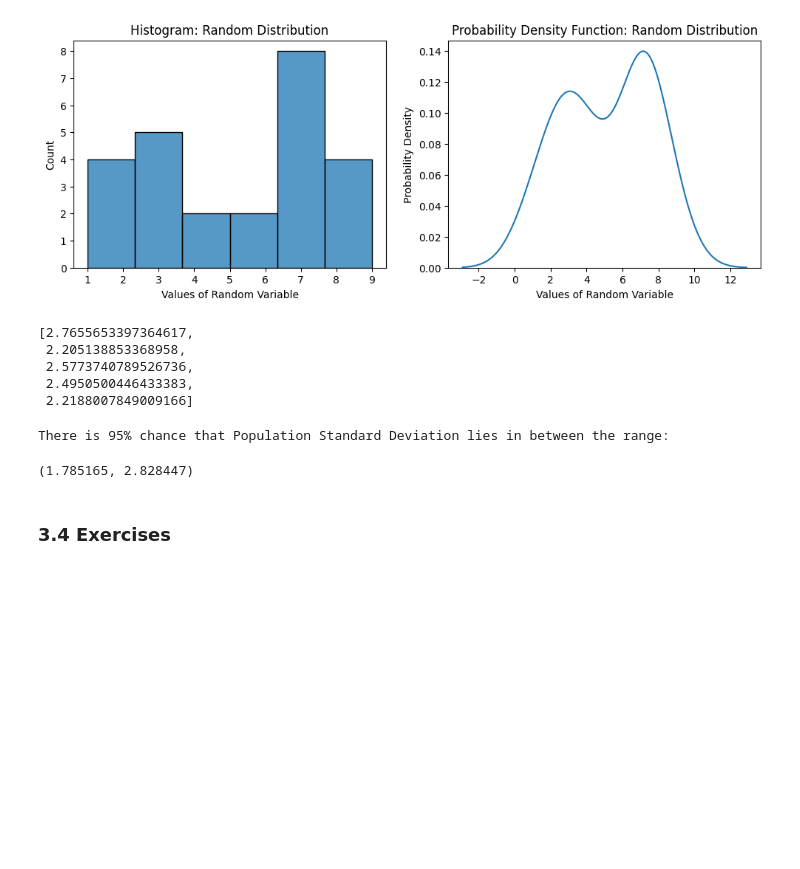
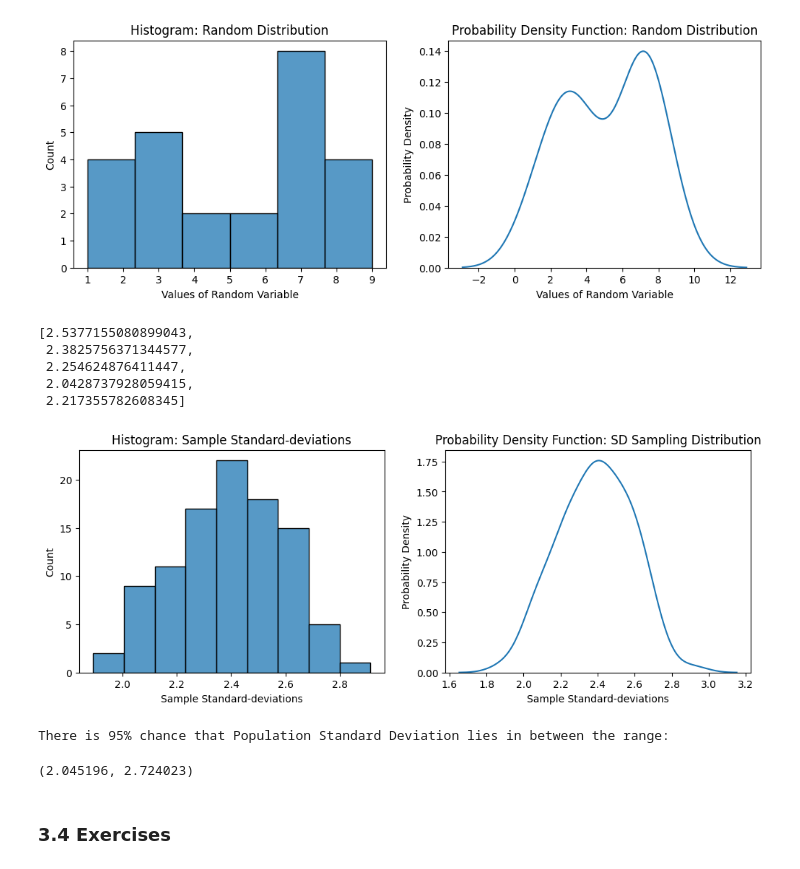
Before and after one commit to dheemanth-bhat/mathematics-for-machine-learning, a Jupyter notebook: 1_Probability_and_Statistics/08_CLT_and_confidence_interval.ipynb, the cells around one changed output. Saved outputs shown, nothing was run; the diff lists cells and outputs as text; code cells hidden in the pictures; blank space fills up the shorter version.

```diff
--- a/1_Probability_and_Statistics/08_CLT_and_confidence_interval.ipynb
+++ b/1_Probability_and_Statistics/08_CLT_and_confidence_interval.ipynb
@@ -512,15 +518,23 @@ Bootstrapping is used when the dataset is very small.
 # %%
-def bootstrapping(data, sample_size, get_sample_statistic, iterations=100):
+def bootstrapping(data, get_sample_statistic, smpl_size=0, itrs=100):
     """
-    Function to perform bootstrap sampling.
+    Function to perform bootstrapping on population `data`.
     """
-    sample_statistics = []
-    for _ in range(iterations):
-        sample = rng.choice(a=data, size=sample_size)
-        sample_statistic = get_sample_statistic(sample)
-        sample_statistics.append(sample_statistic)
+    # By default sample size will be same as population.
+    smpl_size = smpl_size if smpl_size > 0 else len(data)
 
-    return sample_statistics
+    smpl_stats = []
+    for _ in range(itrs):
+        # Bootstrap sample derived using sampling with replacement.
+        bs_smpl = rng.choice(a=data, size=smpl_size, replace=True)
+
+        # Compute and collect the required
+        # sample-statistic from bootstrap-sample.
+        smpl_stat = get_sample_statistic(bs_smpl)
+        smpl_stats.append(smpl_stat)
+
+    # Return collected sample statistics.
+    return smpl_stats
 # %% [markdown]
 #### Examples
 # %% [markdown]
@@ -567,23 +581,41 @@ def get_sample_std(sample):
     """
     return np.std(sample, ddof=1).item()
 # %%
-sample_stats = bootstrapping(data, 14, get_sample_std)
-sample_stats[:5]
+sample_sds = bootstrapping(data, get_sample_std)
+sample_sds[:5]
 # %% [output]
-[2.7655653397364617,
- 2.205138853368958,
- 2.5773740789526736,
- 2.4950500446433383,
- 2.2188007849009166]
+[2.5377155080899043,
+ 2.3825756371344577,
+ 2.254624876411447,
+ 2.0428737928059415,
+ 2.217355782608345]
+# %%
+plt.figure(figsize=(12, 4))
+
+plt.subplot(1, 2, 1)
+sns.histplot(sample_sds)
+plt.title("Histogram: Sample Standard-deviations")
+plt.xlabel("Sample Standard-deviations")
+plt.ylabel("Count")
+
+plt.subplot(1, 2, 2)
+sns.kdeplot(sample_sds)
+plt.title("Probability Density Function: SD Sampling Distribution")
+plt.xlabel("Sample Standard-deviations")
+plt.ylabel("Probability Density")
+
+plt.show()
+# %% [output]
+[figure, added]
 # %%
-x1 = np.percentile(sample_stats, 2.5).round(6).item()
-x2 = np.percentile(sample_stats, 97.5).round(6).item()
+x1 = np.percentile(sample_sds, 2.5).round(6).item()
+x2 = np.percentile(sample_sds, 97.5).round(6).item()
 
 print(f"There is 95% chance that Population Standard Deviation lies in between the range:")
 x1, x2
 # %% [output]
 There is 95% chance that Population Standard Deviation lies in between the range:
-(1.785165, 2.828447)
+(2.045196, 2.724023)
 # %% [markdown]
 ### 3.4 Exercises
 # %% [markdown]
```
Also changed, not shown: parts of 21 cells of this notebook, 3 other files.
